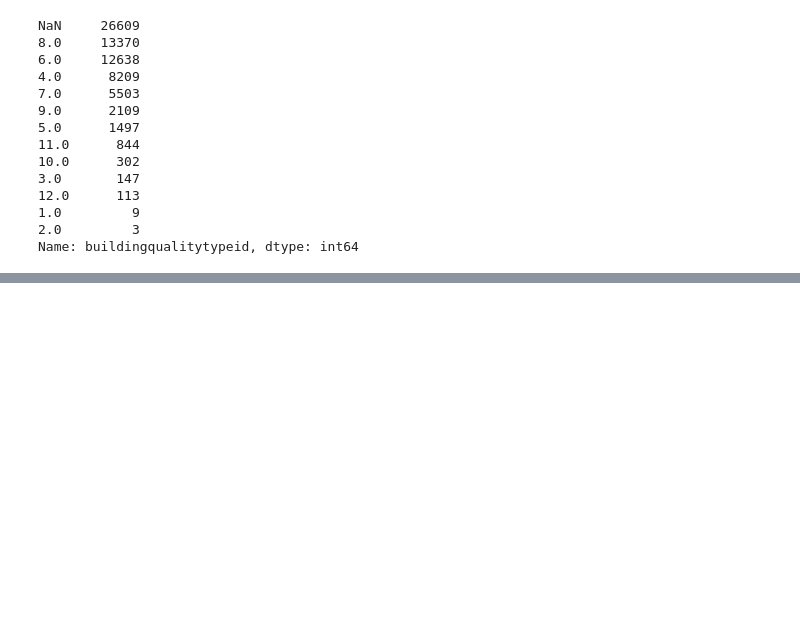
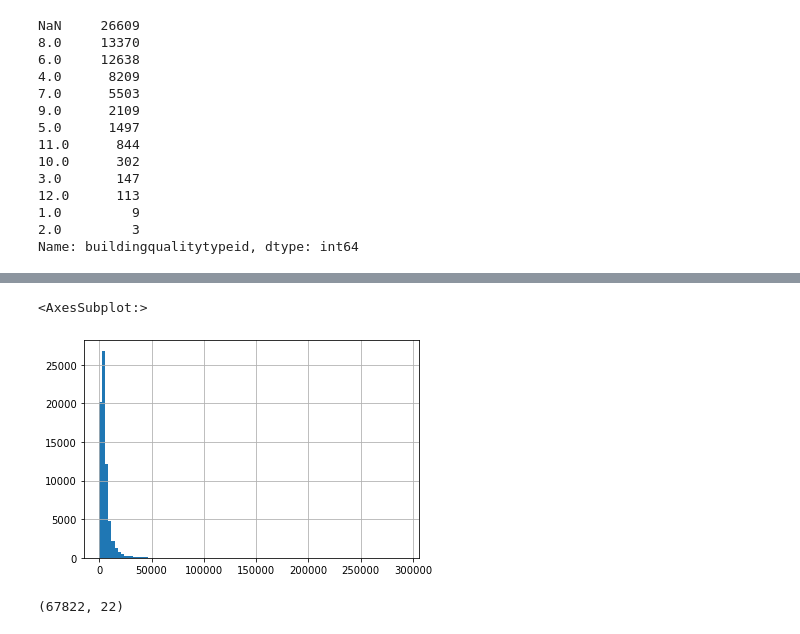
Before and after one commit to BraedenWright/clustering-exercises, a Jupyter notebook: data_wrangling.ipynb, the cells around one changed output, grey strips where cells are left out. Drawn from its saved outputs; the diff is of its cells as text; code cells hidden in the pictures; blank space fills up the shorter version.

```diff
--- a/data_wrangling.ipynb
+++ b/data_wrangling.ipynb
@@ -389,3 +444,19 @@ df.lotsizesquarefeet.fillna(7313, inplace=True)
+# %%
+# taxamount
+df.taxamount.hist(bins=100)
+
+# remove under 20,000
+# %% [output]
+<AxesSubplot:>
+[figure, added]
+# %%
+df = df[df.calculatedfinishedsquarefeet < 9000]
+
+df = df[df.taxamount < 20000]
+
+df.shape
+# %% [output]
+(67822, 22)
 # %%
 def wrangle_zillow():
     '''
```
Also changed, not shown: parts of 15 cells of this notebook, 1 other file.
